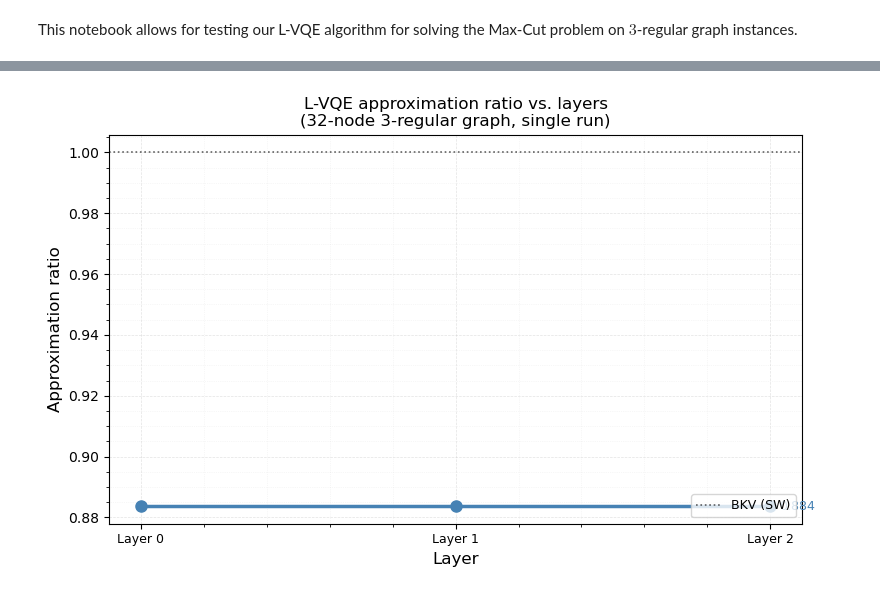
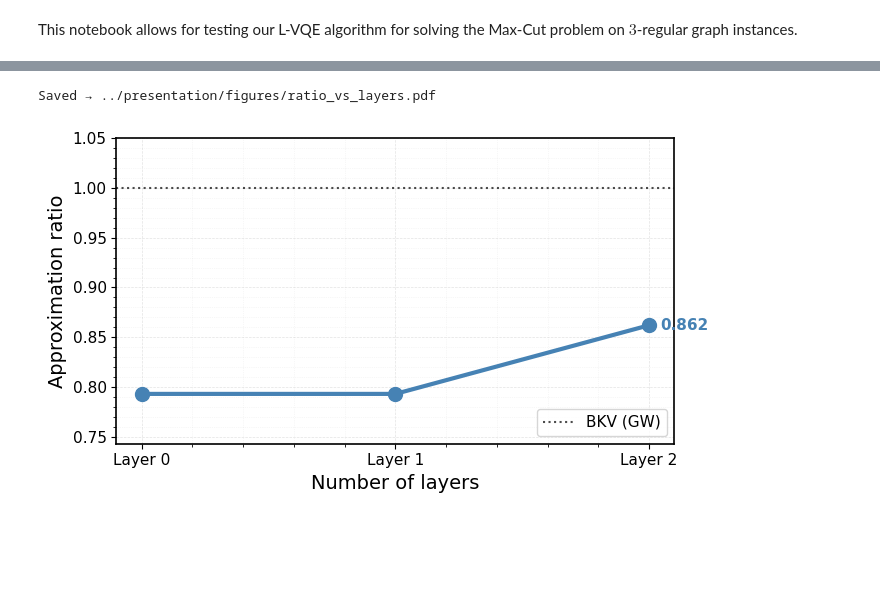
Before and after one commit to joaomartins06/Layer-Variational-Quantum-Eigensolver, a Jupyter notebook: notebooks/maxcut_testing.ipynb, the cells around one changed output, grey strips where cells are left out. Drawn from its saved outputs; the diff is of its cells as text; code cells hidden in the pictures; blank space fills up the shorter version.

Commit message:
update plot scipts for presentation

```diff
--- a/notebooks/maxcut_testing.ipynb
+++ b/notebooks/maxcut_testing.ipynb
@@ -13,11 +13,11 @@ from src.lvqe import LayerVQE
 SEED=562    # for reproducibility
 np.random.seed(SEED)
 
-N_NODES = 32
+N_NODES = 42
 
 N_LAYERS=2
-K_PER_LAYER=50
-K_FINAL=300
+K_PER_LAYER=30
+K_FINAL=100
 
 SIMULATOR=SMO          # COBYLA or SMO
 # %%
@@ -91,36 +91,48 @@ Final approximation ratio: 0.8837
 # %%
+
+import matplotlib as mpl
+import os
+
+OUT_DIR = os.path.join('..', 'presentation', 'figures')
+os.makedirs(OUT_DIR, exist_ok=True)
+
 # plot 1: approx ratio vs. layers
 layers = result['history']['layer']
 ratios = [result['history']['approx_ratio'][l] for l in layers]
 
-fig, ax = plt.subplots(figsize=(8, 5))
+bkv_label = 'BKV (GW)' if N_NODES > 20 else 'BKV (brute-force)'
 
-ax.plot(layers, ratios, 'o-', color='steelblue', linewidth=2.5, markersize=8, zorder=3)
+with mpl.rc_context({'font.size': 13, 'font.family': 'sans-serif', 'axes.linewidth': 1.2}):
+    fig, ax = plt.subplots(figsize=(7, 4))
 
-ax.annotate(
-    f"{ratios[-1]:.3f}",
-    xy=(layers[-1], ratios[-1]),
-    xytext=(6, 0), textcoords="offset points",
-    fontsize=9, color='steelblue', va='center',
-)
+    ax.plot(layers, ratios, 'o-', color='steelblue', linewidth=3, markersize=10, zorder=3)
 
-ax.axhline(y=1.0, color='black', linestyle=':', linewidth=1.2, alpha=0.6, label=f"BKV ({'SW' if N_NODES > 20 else 'brute force'})")
+    ax.annotate(
+        f"{ratios[-1]:.3f}",
+        xy=(layers[-1], ratios[-1]),
+        xytext=(8, 0), textcoords='offset points',
+        fontsize=11, color='steelblue', va='center', fontweight='bold',
+    )
 
-ax.set_xlabel('Layer', fontsize=12)
-ax.set_ylabel('Approximation ratio', fontsize=12)
-ax.set_title(
-    f'L-VQE approximation ratio vs. layers\n'
-    f'({N_NODES}-node 3-regular graph, single run)',
-    fontsize=12,
-)
-ax.set_xticks(layers)
-ax.set_xticklabels([f'Layer {l}' for l in layers], fontsize=9)
-ax.legend(fontsize=9, loc='lower right')
-ax.grid(True, linestyle='--', alpha=0.35)
-ax.grid(True, which='minor', linestyle=':', alpha=0.2)
-ax.minorticks_on()
-fig.tight_layout()
-plt.show()
+    ax.axhline(y=1.0, color='black', linestyle=':', linewidth=1.5, alpha=0.7, label=bkv_label)
+
+    ax.set_xlabel('Number of layers', fontsize=14)
+    ax.set_ylabel('Approximation ratio', fontsize=14)
+    ax.set_xticks(layers)
+    ax.set_xticklabels([f'Layer {l}' for l in layers], fontsize=11)
+    ax.tick_params(axis='y', labelsize=11)
+    ax.set_ylim(bottom=max(0.0, min(ratios) - 0.05), top=1.05)
+    ax.legend(fontsize=11, loc='lower right')
+    ax.grid(True, linestyle='--', alpha=0.35)
+    ax.grid(True, which='minor', linestyle=':', alpha=0.2)
+    ax.minorticks_on()
+    fig.tight_layout()
+
+    out_path = os.path.join(OUT_DIR, 'ratio_vs_layers.pdf')
+    fig.savefig(out_path, bbox_inches='tight')
+    print(f"Saved → {out_path}")
+    plt.show()
 # %% [output]
+Saved → ../presentation/figures/ratio_vs_layers.pdf
-[figure, old version]
+[figure, new version]
 # %%
```
Also changed, not shown: parts of 5 cells of this notebook, 6 other files.
